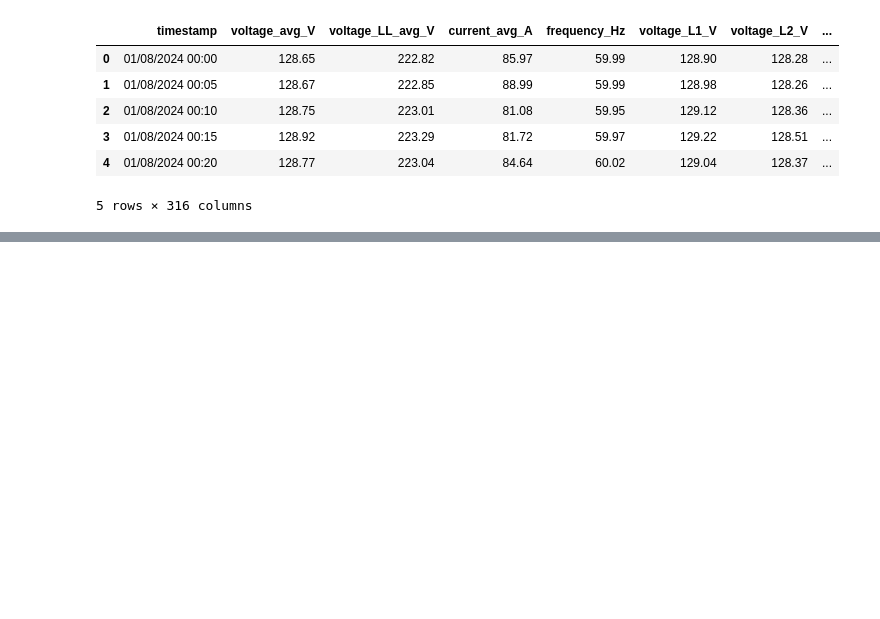
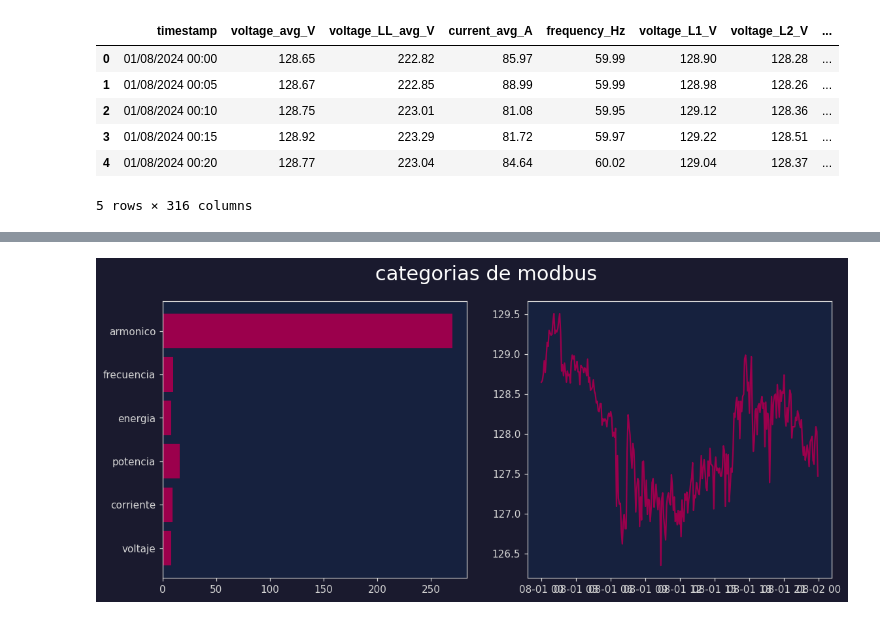
Before and after one commit to DarioCorona/personal, a Jupyter notebook: ejercicio.ipynb, the cells around one changed output, grey strips where cells are left out. Drawn from its saved outputs; the diff is of its cells as text; code cells hidden in the pictures; blank space fills up the shorter version.

```diff
--- a/ejercicio.ipynb
+++ b/ejercicio.ipynb
@@ -49,0 +161,26 @@ display(df.head())
+# %%
+from matplotlib import color_sequences
+fig,axes=plt.subplots(1,2,figsize=(12,5))
+fig.suptitle("categorias de modbus", # Corrected to fig.suptitle
+             color = "white",
+             fontsize = 20
+)
+
+ax1 =axes [0]
+
+nombres = list (categorias.keys())
+
+valores =[len(v) for v in categorias.values()]
+
+barras = ax1.barh(nombres,valores,color=COLOR_PRINCIPAL)
+
+ax2 = axes [1]
+
+fecha_d1 = df_raw["timestamp"].min()
+
+d1=df_raw[df_raw['timestamp'].dt.date == fecha_d1.date()]
+
+ax2.plot(d1["timestamp"],d1["voltage_avg_V"], color=COLOR_PRINCIPAL)
+plt.show()
+# %% [output]
+[figure, added]
```
Also changed, not shown: parts of 7 cells of this notebook.
